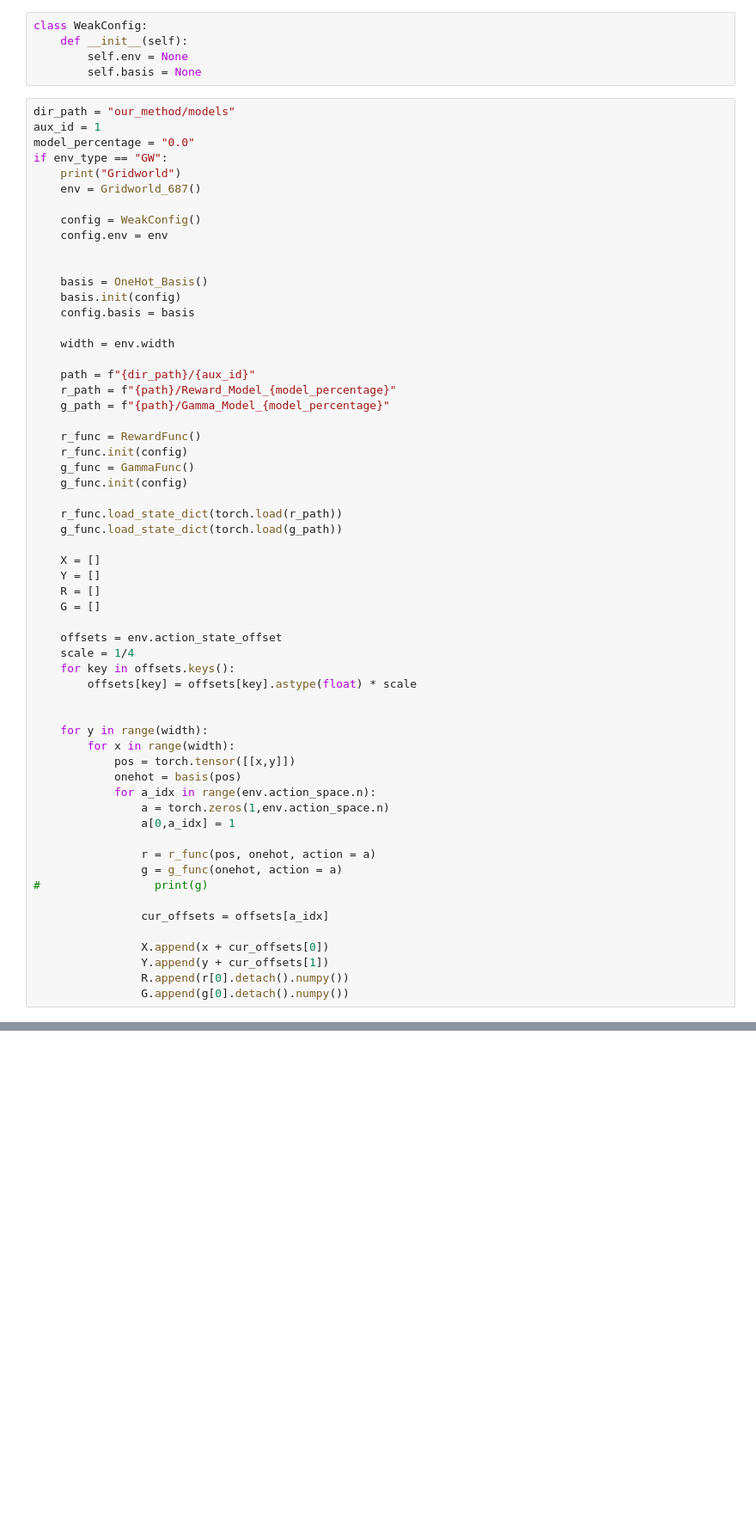
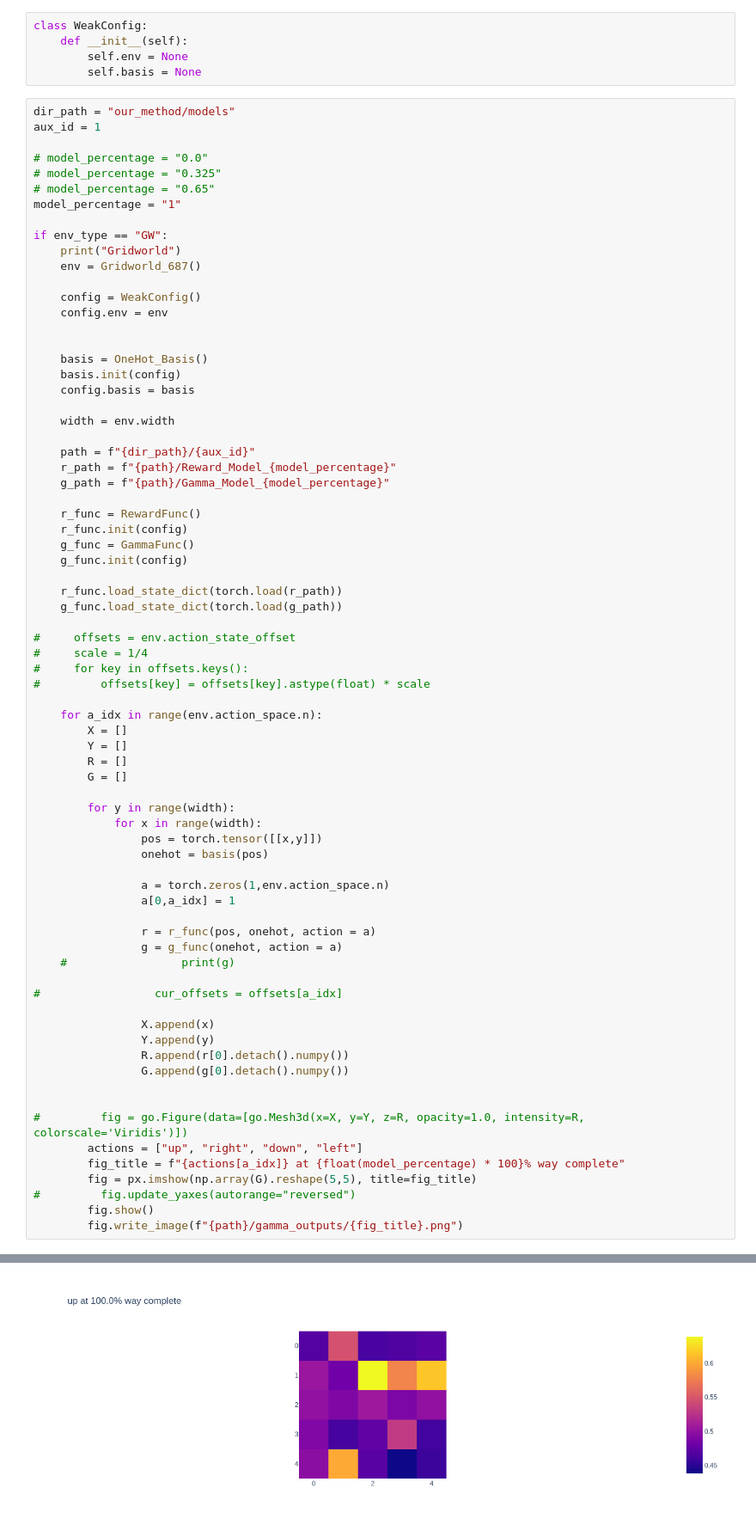
Before and after one commit to mfclinton/implicit_reward_optimization, a Jupyter notebook: new_rl_research_dir/saved_results/plot_functions.ipynb, the cells around one changed output, grey strips where cells are left out. Shown at 86% size. Drawn from its saved outputs; the diff is of its cells as text; blank space fills up the shorter version.

```diff
--- a/new_rl_research_dir/saved_results/plot_functions.ipynb
+++ b/new_rl_research_dir/saved_results/plot_functions.ipynb
@@ -27,7 +28,12 @@ class WeakConfig:
 # %%
 dir_path = "our_method/models"
 aux_id = 1
-model_percentage = "0.0"
+
+# model_percentage = "0.0"
+# model_percentage = "0.325"
+# model_percentage = "0.65"
+model_percentage = "1"
+
 if env_type == "GW":
     print("Gridworld")
     env = Gridworld_687()
@@ -42,47 +48,57 @@ if env_type == "GW":
 
     width = env.width
 
     path = f"{dir_path}/{aux_id}"
     r_path = f"{path}/Reward_Model_{model_percentage}"
     g_path = f"{path}/Gamma_Model_{model_percentage}"
 
     r_func = RewardFunc()
     r_func.init(config)
     g_func = GammaFunc()
     g_func.init(config)
 
     r_func.load_state_dict(torch.load(r_path))
     g_func.load_state_dict(torch.load(g_path))
 
-    X = []
-    Y = []
-    R = []
-    G = []
+#     offsets = env.action_state_offset
+#     scale = 1/4
+#     for key in offsets.keys():
+#         offsets[key] = offsets[key].astype(float) * scale
 
-    offsets = env.action_state_offset
-    scale = 1/4
-    for key in offsets.keys():
-        offsets[key] = offsets[key].astype(float) * scale
+    for a_idx in range(env.action_space.n):
+        X = []
+        Y = []
+        R = []
+        G = []
 
+        for y in range(width):
+            for x in range(width):
+                pos = torch.tensor([[x,y]])
+                onehot = basis(pos)
 
-    for y in range(width):
-        for x in range(width):
-            pos = torch.tensor([[x,y]])
-            onehot = basis(pos)
-            for a_idx in range(env.action_space.n):
                 a = torch.zeros(1,env.action_space.n)
                 a[0,a_idx] = 1
 
                 r = r_func(pos, onehot, action = a)
                 g = g_func(onehot, action = a)
-#                 print(g)
+    #                 print(g)
 
-                cur_offsets = offsets[a_idx]
+#                 cur_offsets = offsets[a_idx]
 
-                X.append(x + cur_offsets[0])
-                Y.append(y + cur_offsets[1])
+                X.append(x)
+                Y.append(y)
                 R.append(r[0].detach().numpy())
                 G.append(g[0].detach().numpy())
+
+
+#         fig = go.Figure(data=[go.Mesh3d(x=X, y=Y, z=R, opacity=1.0, intensity=R, colorscale='Viridis')])
+        actions = ["up", "right", "down", "left"]
+        fig_title = f"{actions[a_idx]} at {float(model_percentage) * 100}% way complete"
+        fig = px.imshow(np.array(G).reshape(5,5), title=fig_title)
+#         fig.update_yaxes(autorange="reversed")
+        fig.show()
+        fig.write_image(f"{path}/gamma_outputs/{fig_title}.png")
 # %% [output]
 Gridworld
 INITIALIZE REWARD FUNCTION
+[figure, added]
```
Also changed, not shown: parts of 3 cells of this notebook, 3 other files.
